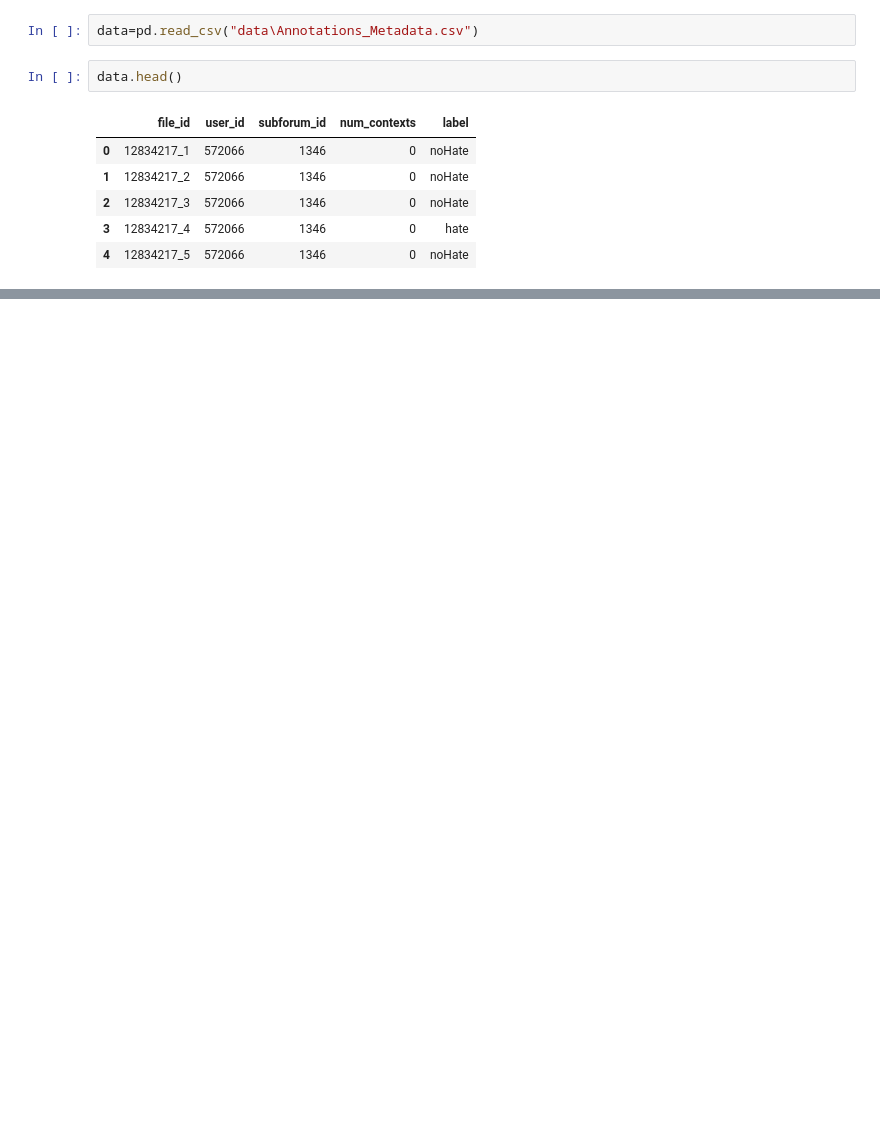
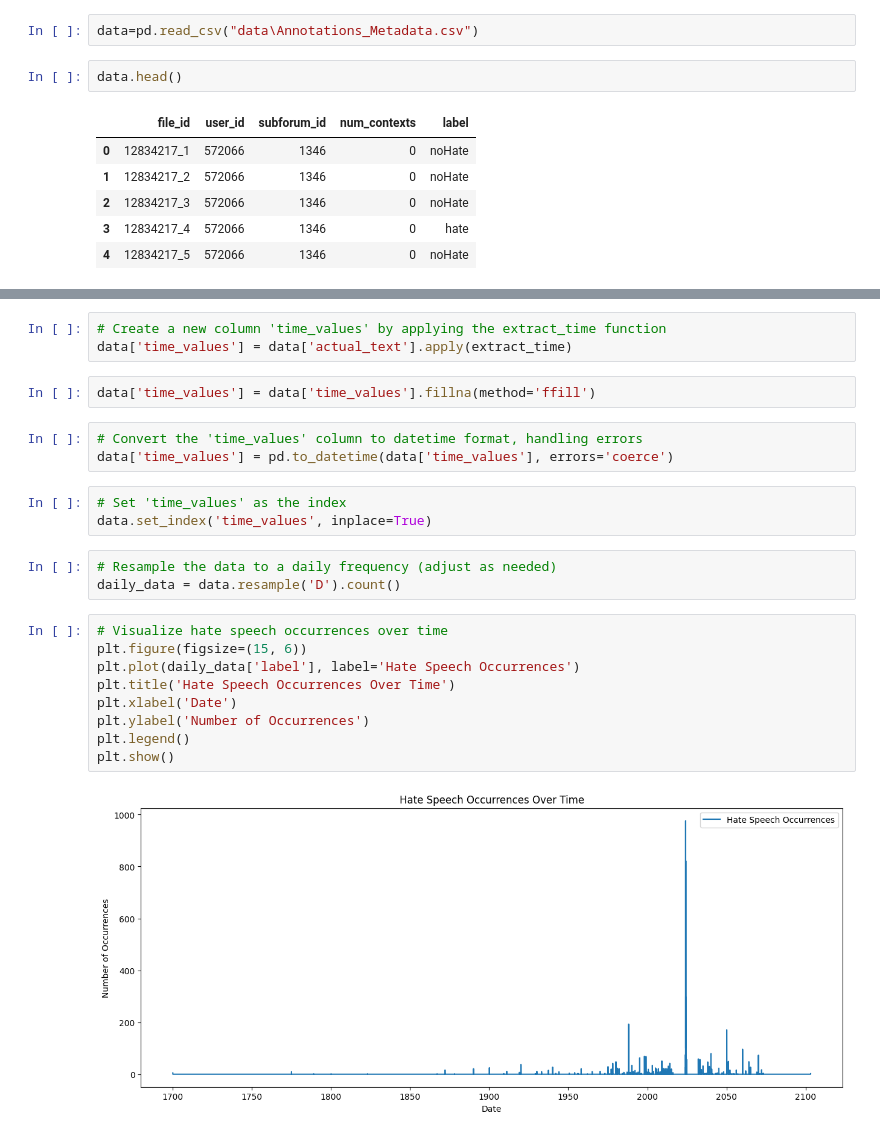
Before and after one commit to Sundaraselvamp/Hate-Speech, a Jupyter notebook: notebook/temporal_analysis.ipynb, the cells around one changed output, grey strips where cells are left out. Drawn from its saved outputs; the diff is of its cells as text; blank space fills up the shorter version.

```diff
--- a/notebook/temporal_analysis.ipynb
+++ b/notebook/temporal_analysis.ipynb
@@ -45 +50,26 @@ data.head()
+# %%
+# Create a new column 'time_values' by applying the extract_time function
+data['time_values'] = data['actual_text'].apply(extract_time)
+# %%
+data['time_values'] = data['time_values'].fillna(method='ffill')
+# %%
+# Convert the 'time_values' column to datetime format, handling errors
+data['time_values'] = pd.to_datetime(data['time_values'], errors='coerce')
+# %%
+# Set 'time_values' as the index
+data.set_index('time_values', inplace=True)
+# %%
+# Resample the data to a daily frequency (adjust as needed)
+daily_data = data.resample('D').count()
+# %%
+# Visualize hate speech occurrences over time
+plt.figure(figsize=(15, 6))
+plt.plot(daily_data['label'], label='Hate Speech Occurrences')
+plt.title('Hate Speech Occurrences Over Time')
+plt.xlabel('Date')
+plt.ylabel('Number of Occurrences')
+plt.legend()
+plt.show()
+# %% [output]
+[figure, added]
 # %%
```
Also changed, not shown: parts of 11 cells of this notebook, 3 other files.
